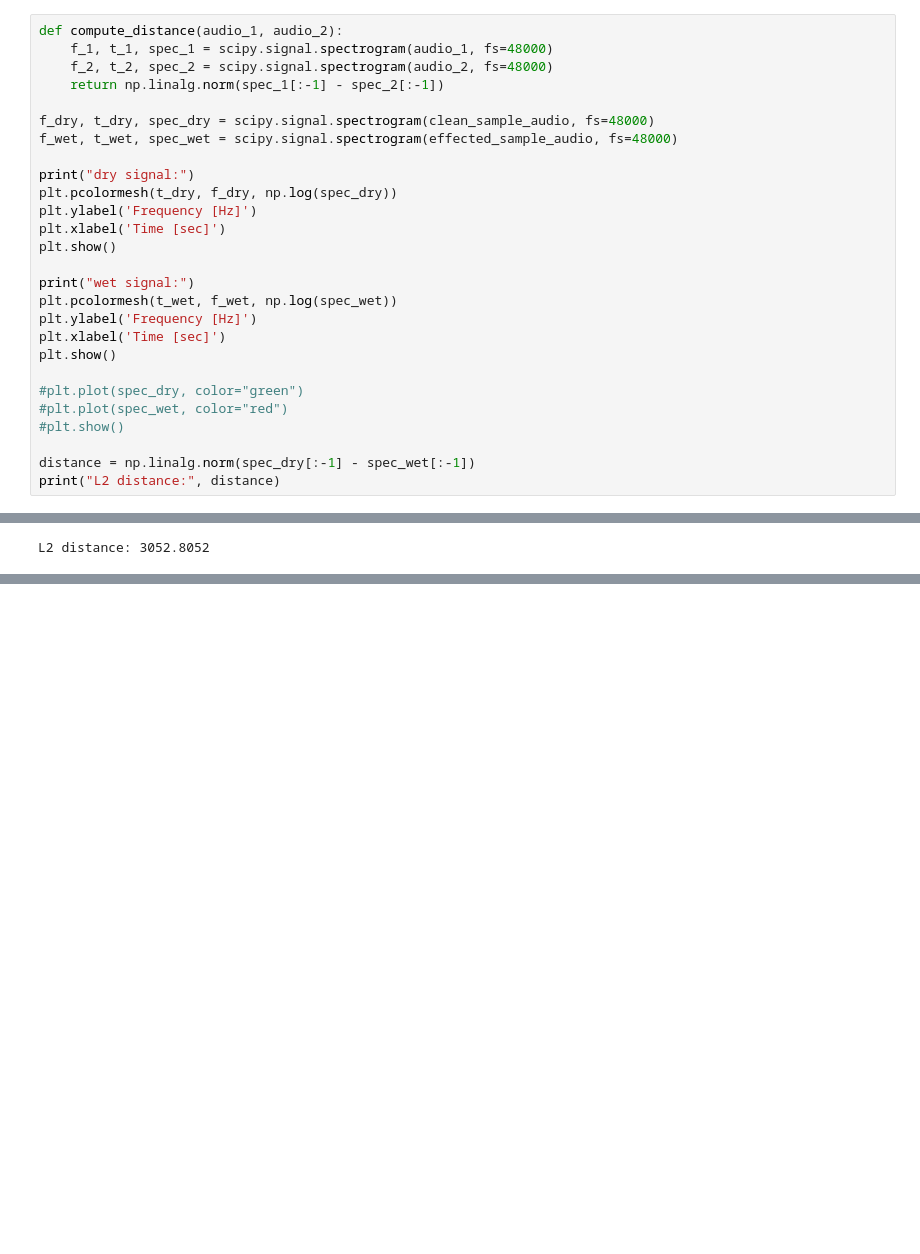
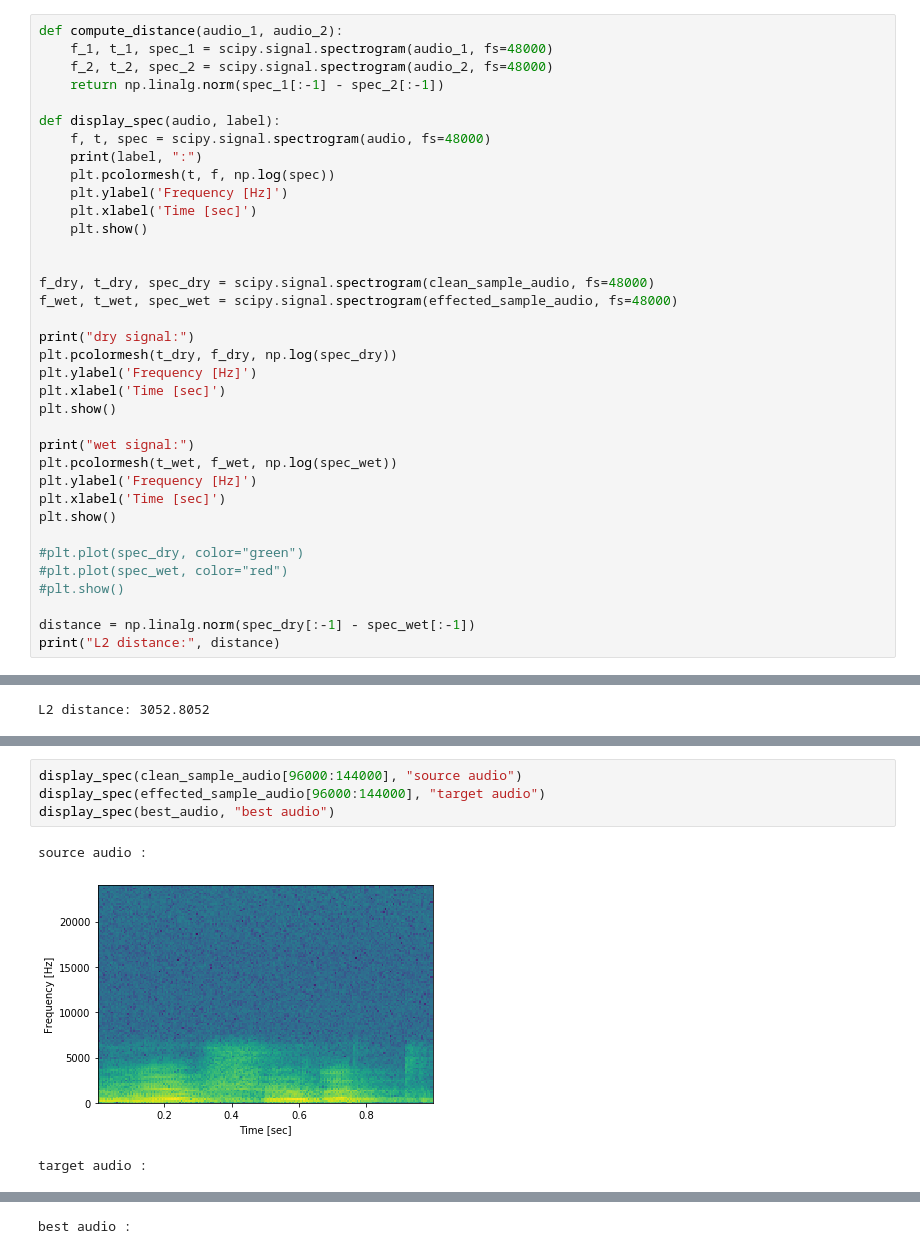
Before and after one commit to alexszf/individual-project, a Jupyter notebook: ffmpeg io.ipynb, the cells around one changed output, grey strips where cells are left out. Drawn from its saved outputs; the diff is of its cells as text; blank space fills up the shorter version.

```diff
--- a/ffmpeg io.ipynb
+++ b/ffmpeg io.ipynb
@@ -54,6 +54,15 @@ def compute_distance(audio_1, audio_2):
     f_1, t_1, spec_1 = scipy.signal.spectrogram(audio_1, fs=48000)
     f_2, t_2, spec_2 = scipy.signal.spectrogram(audio_2, fs=48000)
     return np.linalg.norm(spec_1[:-1] - spec_2[:-1])
+
+def display_spec(audio, label):
+    f, t, spec = scipy.signal.spectrogram(audio, fs=48000)
+    print(label, ":")
+    plt.pcolormesh(t, f, np.log(spec))
+    plt.ylabel('Frequency [Hz]')
+    plt.xlabel('Time [sec]')
+    plt.show()
+
 
 f_dry, t_dry, spec_dry = scipy.signal.spectrogram(clean_sample_audio, fs=48000)
 f_wet, t_wet, spec_wet = scipy.signal.spectrogram(effected_sample_audio, fs=48000)
@@ -155,0 +188,8 @@ array([-162., -150., -127., ...,  100.,   96.,   94.], dtype=float16)
+# %%
+display_spec(clean_sample_audio[96000:144000], "source audio")
+display_spec(effected_sample_audio[96000:144000], "target audio")
+display_spec(best_audio, "best audio")
+# %% [output]
+source audio :
+[figure, added]
+target audio :
@@ -155,0 +197 @@ array([-162., -150., -127., ...,  100.,   96.,   94.], dtype=float16)
+best audio :
```
Also changed, not shown: parts of 5 cells of this notebook.
